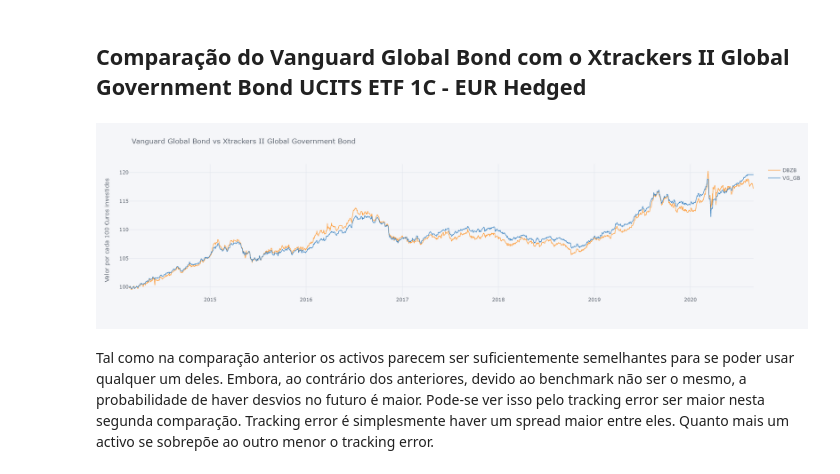
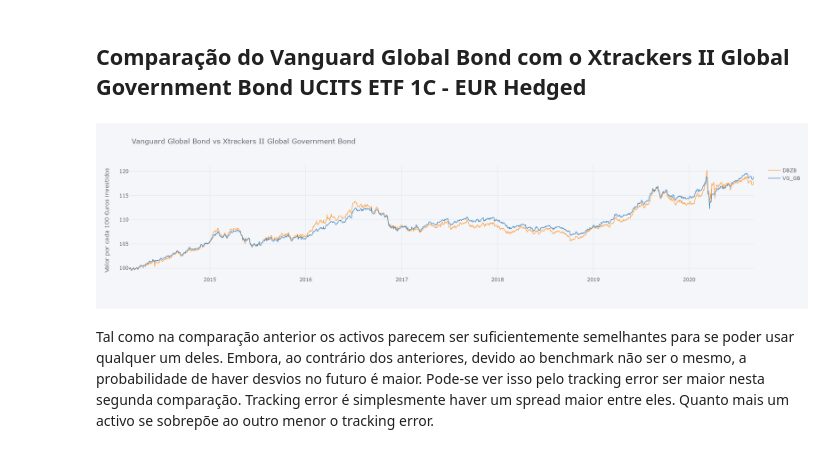
Before and after one commit to LuisSousaSilva/Articles_and_studies, a Jupyter notebook: Carteiras_ETFs (com IQQ0).ipynb, the cells around one changed output. Drawn from its saved outputs; the diff is of its cells as text; code cells hidden in the pictures.

```diff
--- a/Carteiras_ETFs (com IQQ0).ipynb
+++ b/Carteiras_ETFs (com IQQ0).ipynb
@@ -408,11 +408,10 @@ End = str(fundos.iloc[-1].name)[0:10]
 fundos = pa.merge_time_series(ETFs, fundos, how='inner')
 fundos = pa.normalize(fundos)
 # %%
-fundos.iplot(dimensions=pa.dimensions,
-             title= 'Vanguard Global Bond vs Xtrackers II Global Government Bond',
+fundos.iplot(title= 'Vanguard Global Bond vs Xtrackers II Global Government Bond',
              yTitle='Valor por cada 100 €uros investidos')
 # %% [output]
-[figure, old version]
+[figure, new version]
 # %% [markdown]
 Tal como na comparação anterior os activos parecem ser suficientemente semelhantes para se poder usar qualquer um deles. Embora, ao contrário dos anteriores, devido ao benchmark não ser o mesmo, a probabilidade de haver desvios no futuro é maior. Pode-se ver isso pelo tracking error ser maior nesta segunda comparação. Tracking error é simplesmente haver um spread maior entre eles. Quanto mais um activo se sobrepõe ao outro menor o tracking error.
 # %%
```
Also changed, not shown: parts of 12 cells of this notebook.
